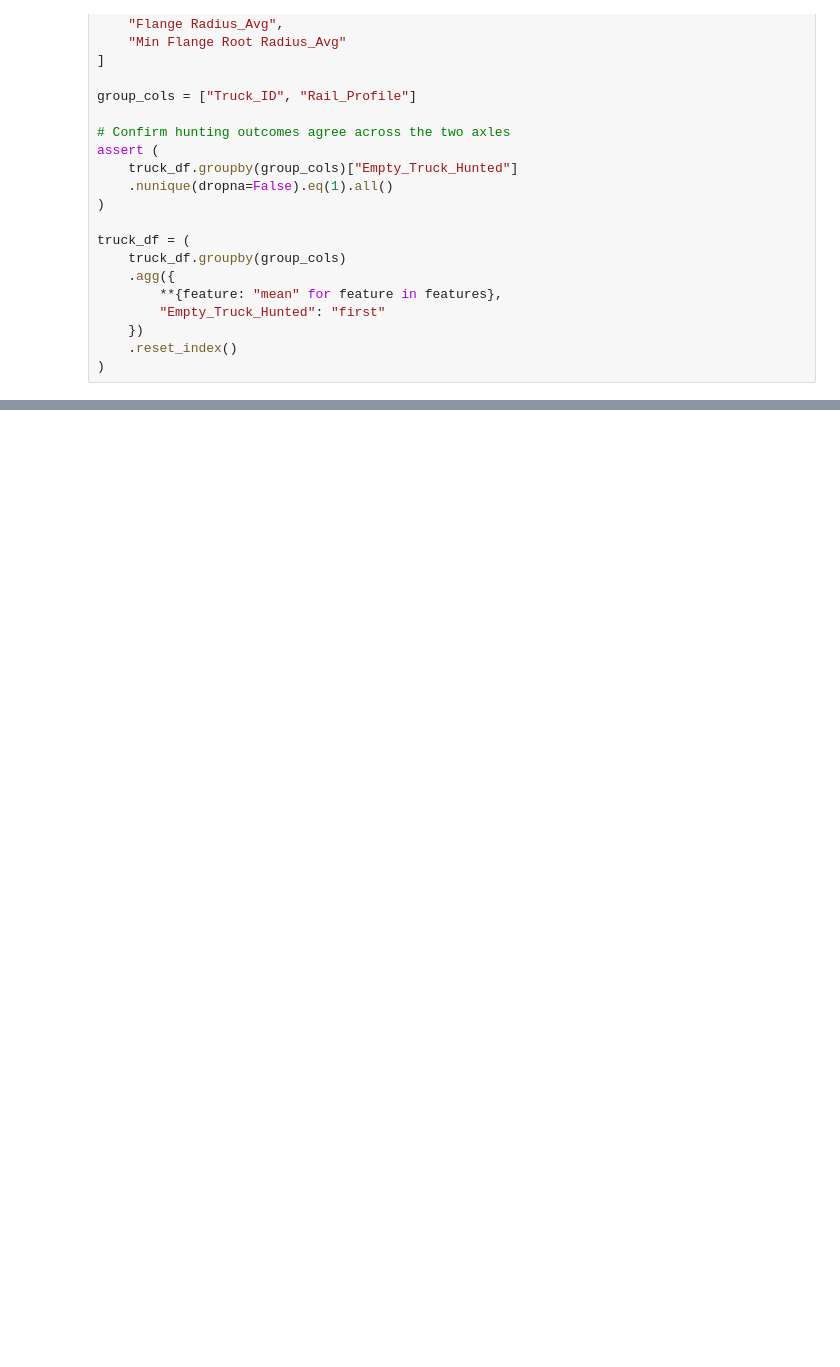
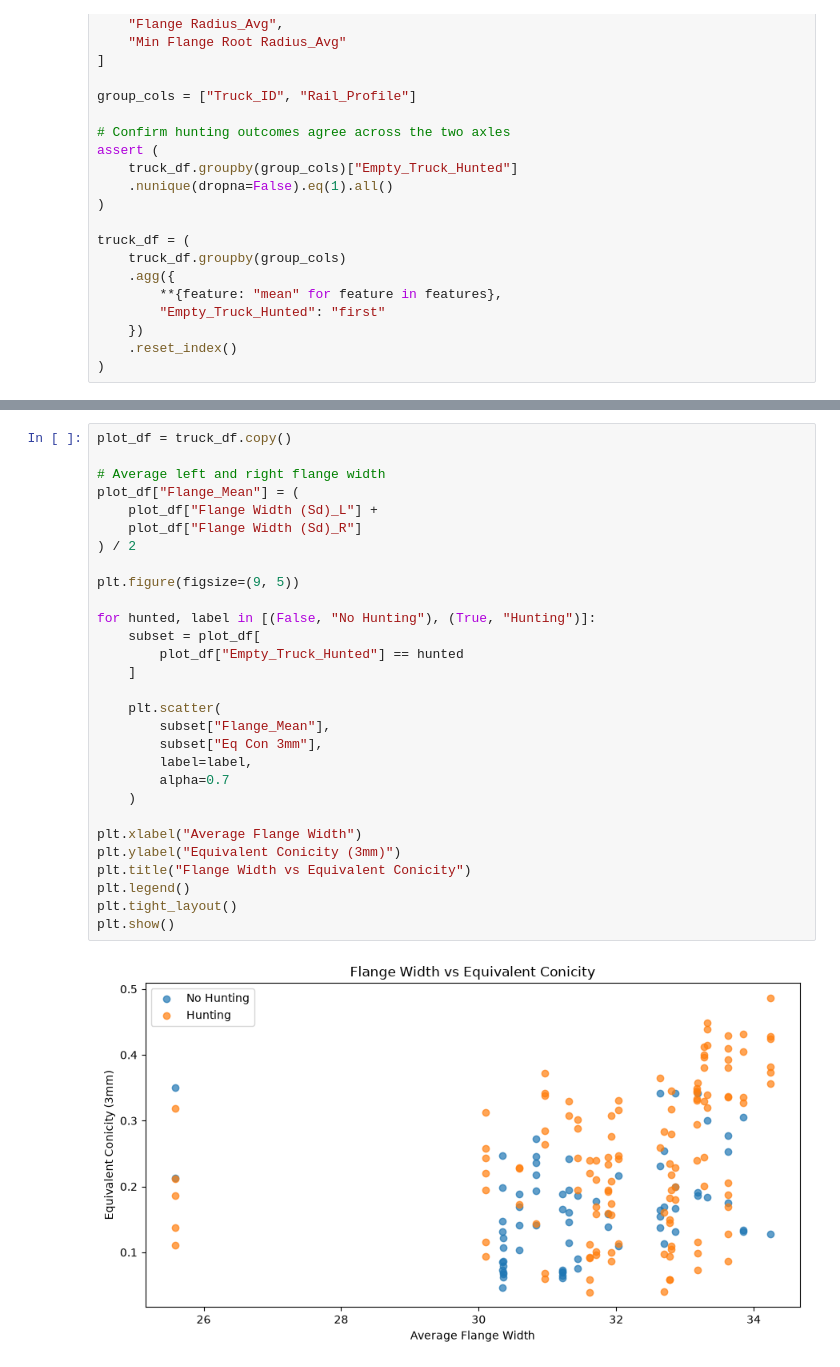
Before and after one commit to smathurc/MxV-Wheel-Profile, a Jupyter notebook: notebooks/nguyenaa_randomforest_and_modeling.ipynb, the cells around one changed output, grey strips where cells are left out. Cells and saved outputs as stored; diff of their text form; blank space fills up the shorter version.

```diff
--- a/notebooks/nguyenaa_randomforest_and_modeling.ipynb
+++ b/notebooks/nguyenaa_randomforest_and_modeling.ipynb
@@ -307,0 +352,31 @@ plt.show()
+# %%
+plot_df = truck_df.copy()
+
+# Average left and right flange width
+plot_df["Flange_Mean"] = (
+    plot_df["Flange Width (Sd)_L"] +
+    plot_df["Flange Width (Sd)_R"]
+) / 2
+
+plt.figure(figsize=(9, 5))
+
+for hunted, label in [(False, "No Hunting"), (True, "Hunting")]:
+    subset = plot_df[
+        plot_df["Empty_Truck_Hunted"] == hunted
+    ]
+
+    plt.scatter(
+        subset["Flange_Mean"],
+        subset["Eq Con 3mm"],
+        label=label,
+        alpha=0.7
+    )
+
+plt.xlabel("Average Flange Width")
+plt.ylabel("Equivalent Conicity (3mm)")
+plt.title("Flange Width vs Equivalent Conicity")
+plt.legend()
+plt.tight_layout()
+plt.show()
+# %% [output]
+[figure, added]
```
Also changed, not shown: parts of 10 cells of this notebook.
